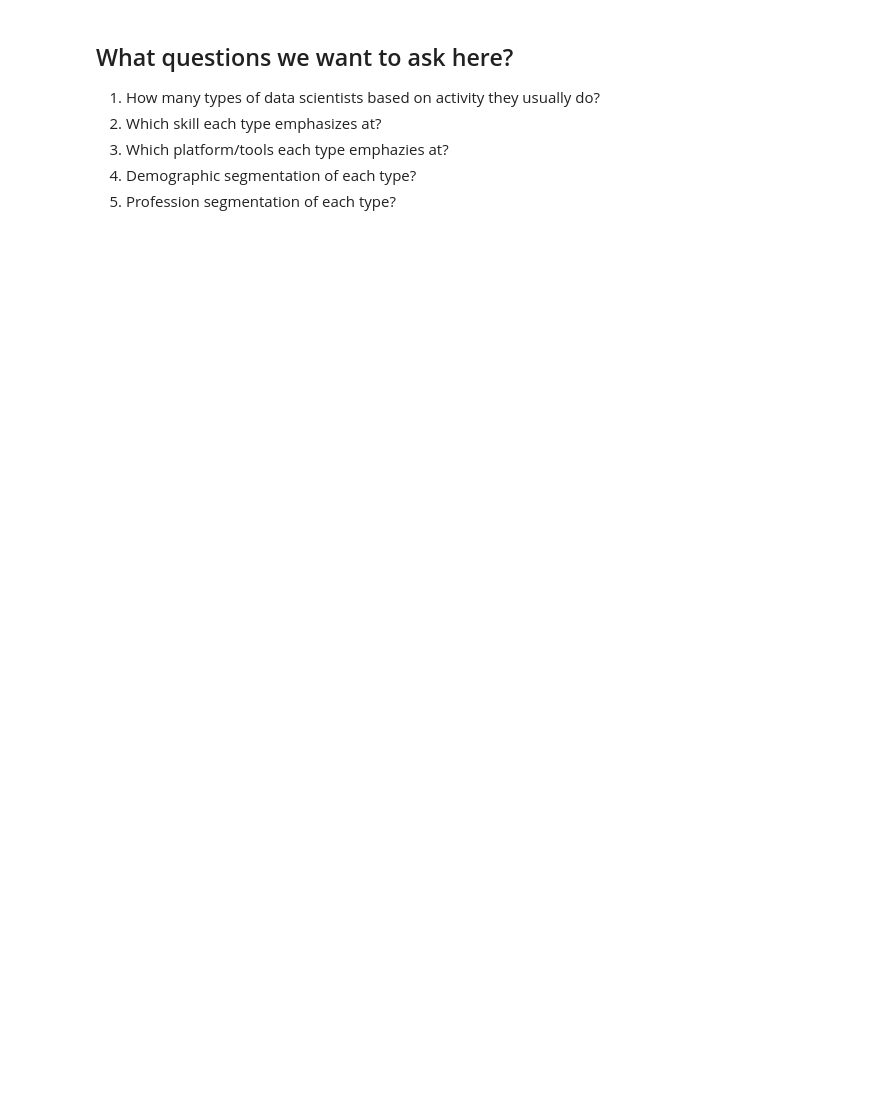
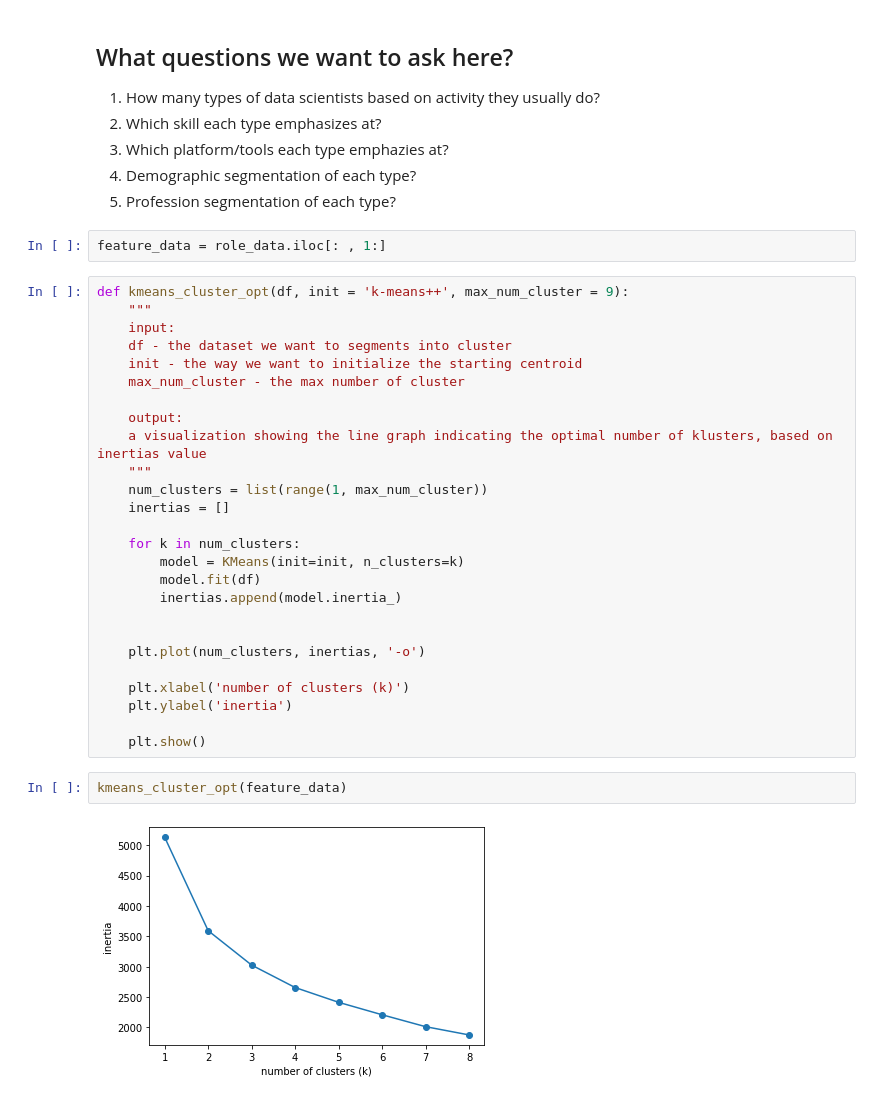
Before and after one commit to thecrossed/kaggle_survey_2021, a Jupyter notebook: what-do-data-scientists-usually-do.ipynb, the cells around one changed output. Saved outputs shown, nothing was run; the diff lists cells and outputs as text; blank space fills up the shorter version.

Commit message:
Kaggle Notebook | What do data scientists usually do? | Version 17

```diff
--- a/what-do-data-scientists-usually-do.ipynb
+++ b/what-do-data-scientists-usually-do.ipynb
@@ -166,3 +155,35 @@ dtype: int64
 3. Which platform/tools each type emphazies at?
 4. Demographic segmentation of each type?
 5. Profession segmentation of each type?
+# %%
+feature_data = role_data.iloc[: , 1:]
+# %%
+def kmeans_cluster_opt(df, init = 'k-means++', max_num_cluster = 9):
+    """
+    input:
+    df - the dataset we want to segments into cluster
+    init - the way we want to initialize the starting centroid
+    max_num_cluster - the max number of cluster
+
+    output:
+    a visualization showing the line graph indicating the optimal number of klusters, based on inertias value
+    """
+    num_clusters = list(range(1, max_num_cluster))
+    inertias = []
+
+    for k in num_clusters:
+        model = KMeans(init=init, n_clusters=k)
+        model.fit(df)
+        inertias.append(model.inertia_)
+
+
+    plt.plot(num_clusters, inertias, '-o')
+
+    plt.xlabel('number of clusters (k)')
+    plt.ylabel('inertia')
+
+    plt.show()
+# %%
+kmeans_cluster_opt(feature_data)
+# %% [output]
+[figure, added]
```
Also changed, not shown: parts of 4 cells of this notebook.
